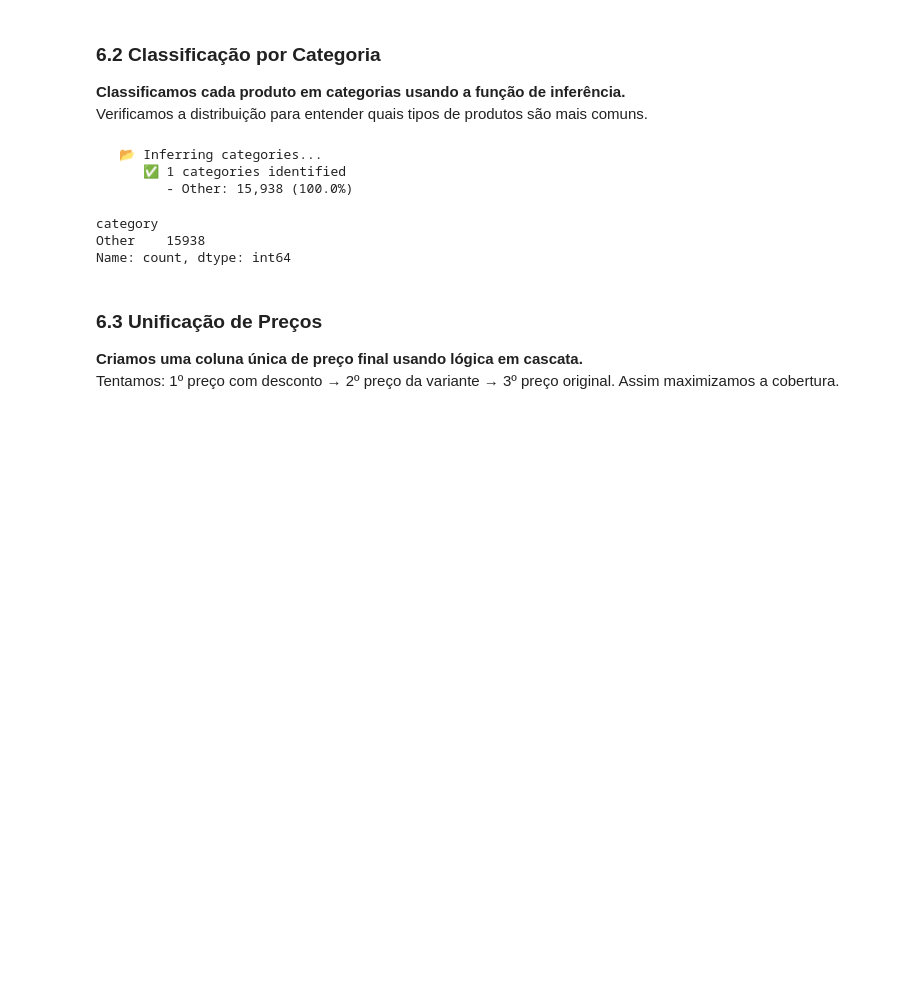
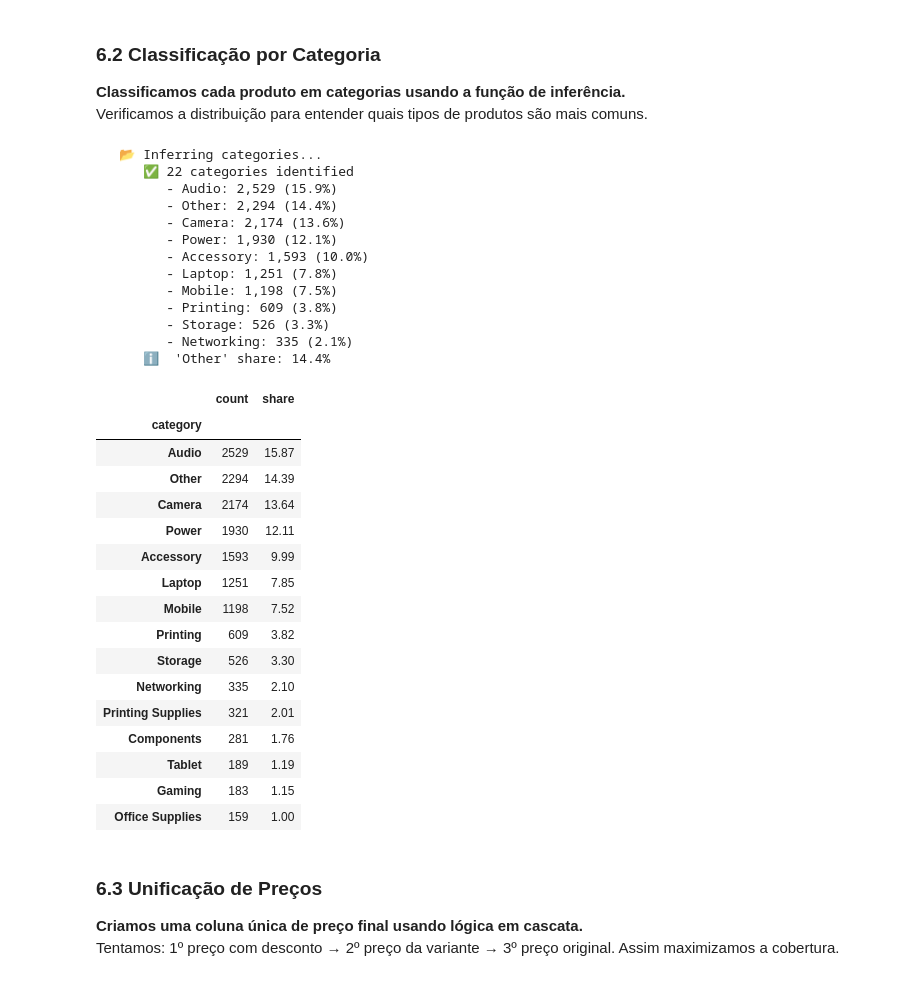
Before and after one commit to julio-dourado/amazon-sales-etl-vizualization, a Jupyter notebook: data-lake/transformers/ETL_bronze_to_silver_enhanced.ipynb, the cells around one changed output. Saved outputs shown, nothing was run; the diff lists cells and outputs as text; code cells hidden in the pictures; blank space fills up the shorter version.

```diff
--- a/data-lake/transformers/ETL_bronze_to_silver_enhanced.ipynb
+++ b/data-lake/transformers/ETL_bronze_to_silver_enhanced.ipynb
@@ -477,20 +498,51 @@ Verificamos a distribuição para entender quais tipos de produtos são mais com
 # %%
 print("   📂 Inferring categories...")
 df['category'] = df['title'].apply(infer_category)
-category_dist = df['category'].value_counts()
+category_dist = df['category'].value_counts(dropna=False)
 print(f"      ✅ {len(category_dist)} categories identified")
-for cat, count in category_dist.head(5).items():
-    print(f"         - {cat}: {count:,} ({count/len(df)*100:.1f}%)")
+for cat, count in category_dist.head(10).items():
+    print(f"         - {cat}: {count:,} ({count/len(df):.1%})")
 
-# Visualize category distribution
-category_dist
+other_pct = (category_dist.get('Other', 0) / len(df)) * 100
+print(f"      ℹ️  'Other' share: {other_pct:.1f}%")
+
+# Visualize category distribution with absolute counts and share
+category_summary = (
+    category_dist.to_frame(name='count')
+    .assign(share=lambda s: (s['count'] / len(df) * 100).round(2))
+)
+category_summary.head(15)
 # %% [output]
    📂 Inferring categories...
-      ✅ 1 categories identified
-         - Other: 15,938 (100.0%)
+      ✅ 22 categories identified
+         - Audio: 2,529 (15.9%)
+         - Other: 2,294 (14.4%)
+         - Camera: 2,174 (13.6%)
+         - Power: 1,930 (12.1%)
+         - Accessory: 1,593 (10.0%)
+         - Laptop: 1,251 (7.8%)
+         - Mobile: 1,198 (7.5%)
+         - Printing: 609 (3.8%)
+         - Storage: 526 (3.3%)
+         - Networking: 335 (2.1%)
+      ℹ️  'Other' share: 14.4%
-category
-Other    15938
-Name: count, dtype: int64
+|  | count | share |
+| category |  |  |
+| Audio | 2529 | 15.87 |
+| Other | 2294 | 14.39 |
+| Camera | 2174 | 13.64 |
+| Power | 1930 | 12.11 |
+| Accessory | 1593 | 9.99 |
+| Laptop | 1251 | 7.85 |
+| Mobile | 1198 | 7.52 |
+| Printing | 609 | 3.82 |
+| Storage | 526 | 3.30 |
+| Networking | 335 | 2.10 |
+| Printing Supplies | 321 | 2.01 |
+| Components | 281 | 1.76 |
+| Tablet | 189 | 1.19 |
+| Gaming | 183 | 1.15 |
+| Office Supplies | 159 | 1.00 |
 # %% [markdown]
 ### 6.3 Unificação de Preços
 
```
Also changed, not shown: parts of 6 cells of this notebook.
